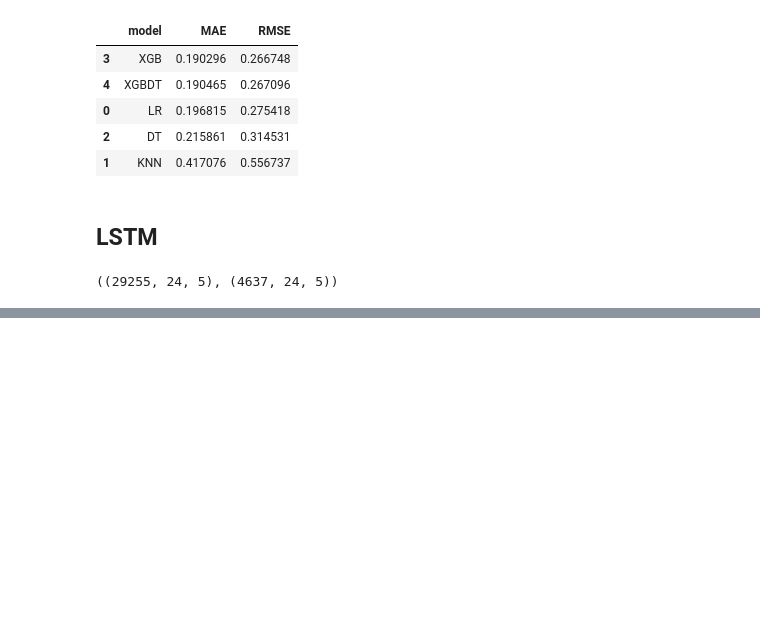
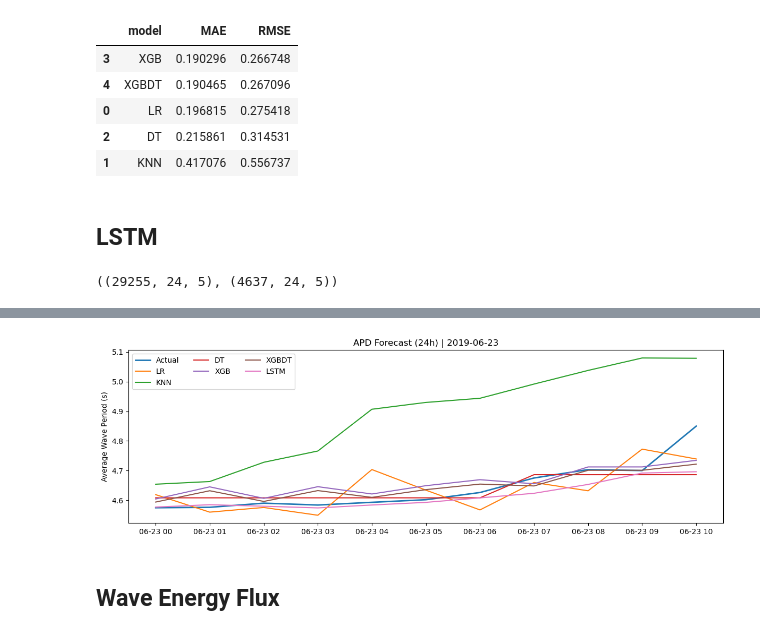
Before and after one commit to RichelCode/Wave-Energy-Forecasting, a Jupyter notebook: Imputing Neighbor Stations .ipynb, the cells around one changed output, grey strips where cells are left out. Saved outputs shown, nothing was run; the diff lists cells and outputs as text; code cells hidden in the pictures; blank space fills up the shorter version.

```diff
--- a/Imputing Neighbor Stations .ipynb
+++ b/Imputing Neighbor Stations .ipynb
@@ -1155,27 +1178,31 @@ plot_models_one_day(plot_df, day="2019-06-02")
 # %%
 def plot_models_one_day(plot_df, day="2019-06-02", title_prefix="APD Forecast (24h)"):
     plot_df = plot_df.sort_index()
     start = pd.to_datetime(day)
     end = start + pd.Timedelta(hours=24)
 
     day_df = plot_df.loc[(plot_df.index >= start) & (plot_df.index < end)].copy()
 
     if day_df.empty:
         print(f"No data found for {day}. Range:", plot_df.index.min(), "→", plot_df.index.max())
         return
 
     plt.figure(figsize=(12,4))
     plt.plot(day_df.index, day_df["Actual"], label="Actual", linewidth=2)
 
     for col in day_df.columns:
         if col != "Actual":
             plt.plot(day_df.index, day_df[col], label=col)
 
     plt.ylabel("Average Wave Period (s)")
     plt.title(f"{title_prefix} | {start.date()}")
     plt.legend(ncol=3)
     plt.tight_layout()
     plt.show()
 
 # Example
-plot_models_one_day(plot_df, day="2019-06-022")
+plot_models_one_day(plot_df, day="2019-06-23")
+# %% [output]
+[figure, added]
+# %% [markdown]
+## Wave Energy Flux
```
Also changed, not shown: parts of 3 cells of this notebook.
